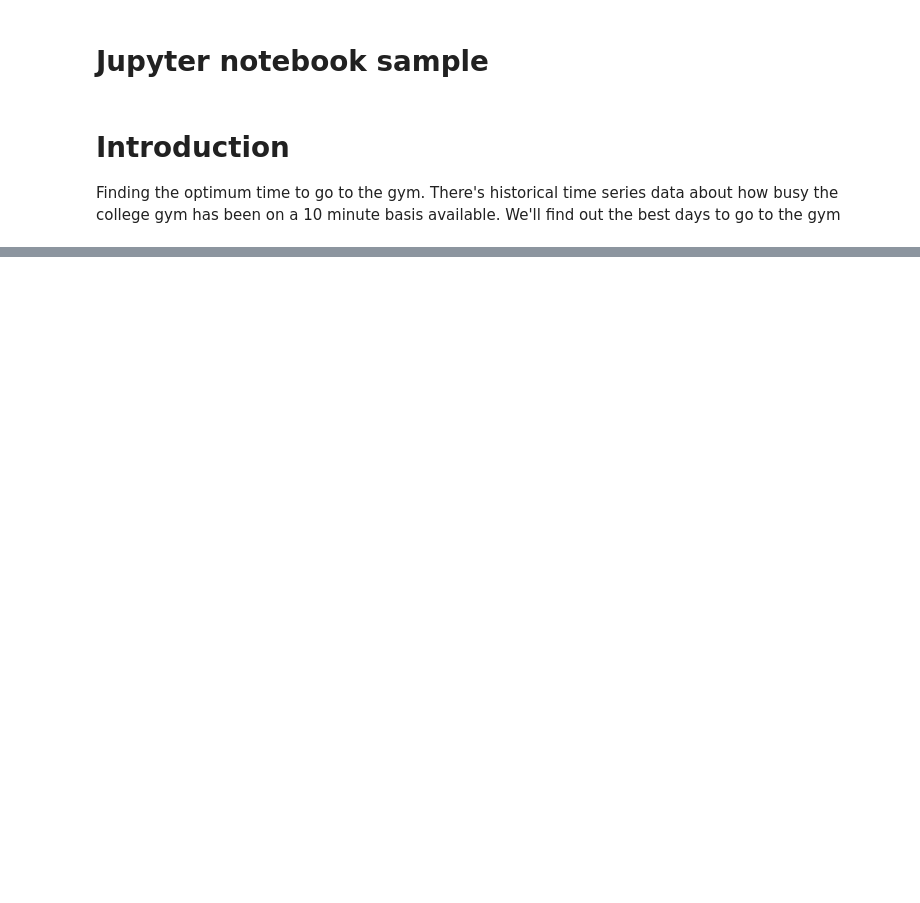
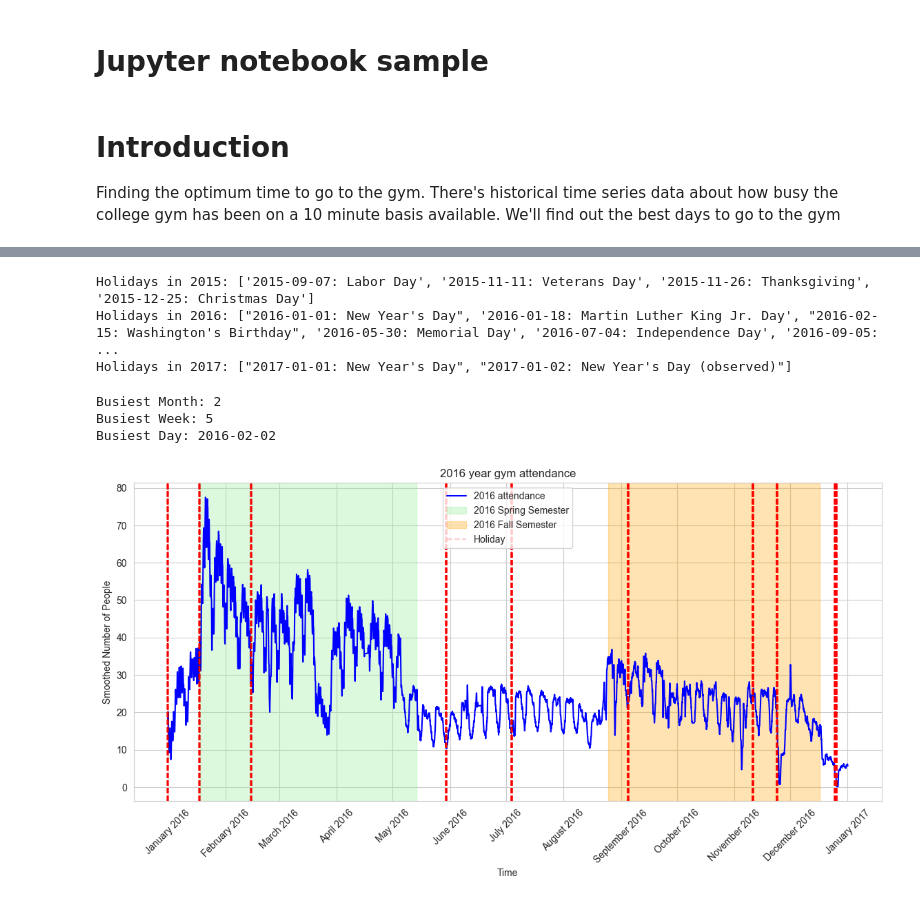
Before and after one commit to SJWallace/GP-StochasticGradientDescent1, a Jupyter notebook: simple.ipynb, the cells around one changed output, grey strips where cells are left out. Cells and saved outputs as stored; diff of their text form; code cells hidden in the pictures; blank space fills up the shorter version.

```diff
--- a/simple.ipynb
+++ b/simple.ipynb
@@ -42,0 +233,73 @@ The dataframe contains several columns
+# %%
+import holidays
+
+# Initialize the US holidays
+us_holidays = holidays.US()
+
+gym_data['is_holiday_fixed'] = gym_data['datetime'].dt.date.apply(lambda x: x in us_holidays)
+# %%
+# Check the is_holiday_fixed column and extract holidays
+fixed_holiday_dates = gym_data[gym_data['is_holiday_fixed'] == True]['datetime'].dt.date
+
+# Group by year and list unique holidays per year
+holidays_fixed_per_year = fixed_holiday_dates.groupby(fixed_holiday_dates.map(lambda x: x.year)).unique()
+
+# Display the unique holiday dates and their names per year
+for year, dates in holidays_fixed_per_year.items():
+    holiday_names = [f"{date}: {us_holidays.get(date)}" for date in dates]
+    print(f"Holidays in {year}: {holiday_names}")
+# %% [output]
+Holidays in 2015: ['2015-09-07: Labor Day', '2015-11-11: Veterans Day', '2015-11-26: Thanksgiving', '2015-12-25: Christmas Day']
+Holidays in 2016: ["2016-01-01: New Year's Day", '2016-01-18: Martin Luther King Jr. Day', "2016-02-15: Washington's Birthday", '2016-05-30: Memorial Day', '2016-07-04: Independence Day', '2016-09-05: ...
+Holidays in 2017: ["2017-01-01: New Year's Day", "2017-01-02: New Year's Day (observed)"]
+# %%
+# Filter the dataset for the year 2016
+gym_data_2016 = gym_data[gym_data['datetime'].dt.year == 2016]
+
+# Identify the busiest month in 2016 based on the average number of people
+busiest_month = gym_data_2016.groupby(gym_data_2016['datetime'].dt.month)['number_people'].mean().idxmax()
+gym_data_busiest_month = gym_data_2016[gym_data_2016['datetime'].dt.month == busiest_month]
+
+# Identify the busiest week in the busiest month
+busiest_week = gym_data_busiest_month.groupby(gym_data_busiest_month['datetime'].dt.isocalendar().week)['number_people'].mean().idxmax()
+gym_data_busiest_week = gym_data_busiest_month[gym_data_busiest_month['datetime'].dt.isocalendar().week == busiest_week]
+
+# Identify the busiest day in the busiest week
+busiest_day = gym_data_busiest_week.groupby(gym_data_busiest_week['datetime'].dt.date)['number_people'].mean().idxmax()
+gym_data_busiest_day = gym_data_busiest_week[gym_data_busiest_week['datetime'].dt.date == busiest_day]
+
+# Display results
+print(f"Busiest Month: {busiest_month}")
+print(f"Busiest Week: {busiest_week}")
+print(f"Busiest Day: {busiest_day}")
+
+# Visualization for the entire year 2016 with seasons and semester overlays
+plt.figure(figsize=(14, 6))
+sns.lineplot(data=gym_data_2016, x='datetime', y='number_people_smooth', label='2016 attendance', color='blue')
+
+# Highlight the time periods that are semesters and label them with year and season
+for start, end in semester_intervals:
+    if start.year == 2016:  # Only include semesters for 2016
+        season = get_majority_season(start, end)
+        color = season_colors[season]
+        label = f'{start.year} {season} Semester'
+        plt.axvspan(start, end, color=color, alpha=0.3, label=label)
+
+# Draw vertical bands for holidays
+for holiday in fixed_holiday_dates:
+    if holiday.year == 2016:  # Only include holidays for 2016
+        plt.axvline(holiday, color='red', linestyle='--', alpha=0.2, label='Holiday' if 'Holiday' not in plt.gca().get_legend_handles_labels()[1] else "")
+
+plt.title('2016 year gym attendance')
+plt.xlabel('Time')
+plt.ylabel('Smoothed Number of People')
+plt.gca().xaxis.set_major_locator(plt.matplotlib.dates.MonthLocator())  # Show every month
+plt.gca().xaxis.set_major_formatter(plt.matplotlib.dates.DateFormatter('%B %Y'))  # Format as month name with year
+plt.xticks(rotation=45)  # Rotate x-axis labels for better readability
+plt.legend()
+plt.show()
+# %% [output]
+Busiest Month: 2
+Busiest Week: 5
+Busiest Day: 2016-02-02
+[figure, added]
```
Also changed, not shown: parts of 40 cells of this notebook, 1 other file.
